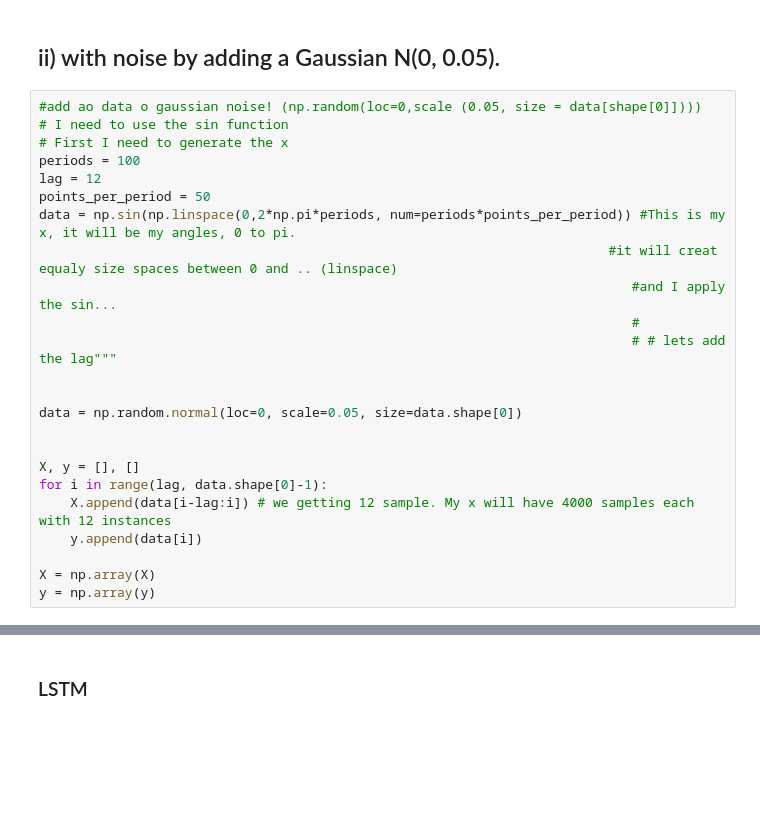
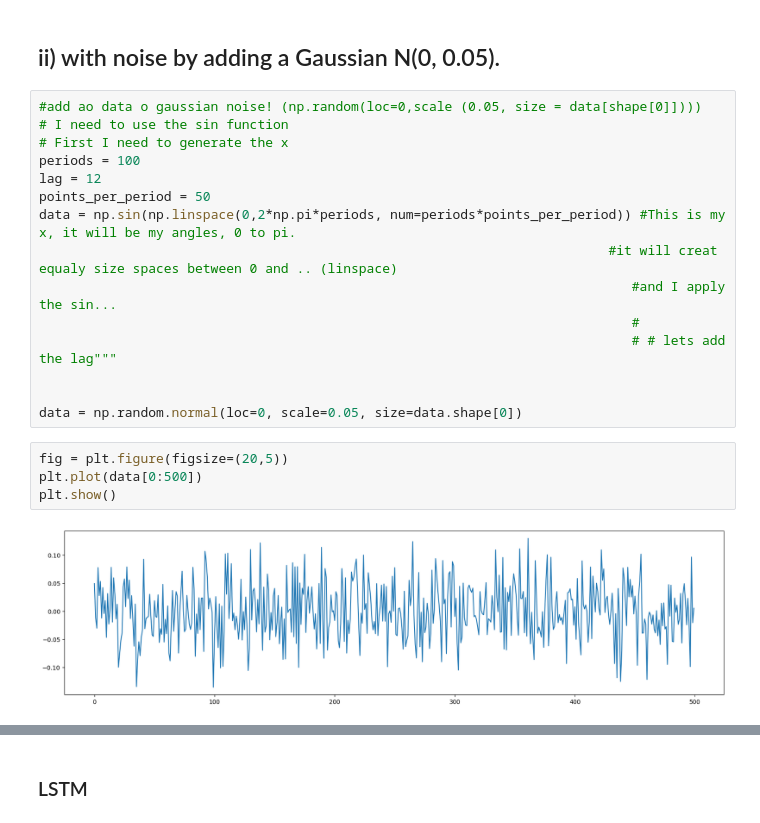
Before and after one commit to ASobreira/Advanced-Machine-Learning, a Jupyter notebook: Assignments/Assignment7/assignment07.ipynb, the cells around one changed output, grey strips where cells are left out. Saved outputs shown, nothing was run; the diff lists cells and outputs as text; blank space fills up the shorter version.

```diff
--- a/Assignments/Assignment7/assignment07.ipynb
+++ b/Assignments/Assignment7/assignment07.ipynb
@@ -168,12 +254,9 @@ data = np.sin(np.linspace(0,2*np.pi*periods, num=periods*points_per_period)) #Th
 
 
 data = np.random.normal(loc=0, scale=0.05, size=data.shape[0])
-
-
-X, y = [], []
-for i in range(lag, data.shape[0]-1):
-    X.append(data[i-lag:i]) # we getting 12 sample. My x will have 4000 samples each with 12 instances
-    y.append(data[i])
-
-X = np.array(X)
-y = np.array(y)
+# %%
+fig = plt.figure(figsize=(20,5))
+plt.plot(data[0:500])
+plt.show()
+# %% [output]
+[figure, added]
```
Also changed, not shown: parts of 17 cells of this notebook.
